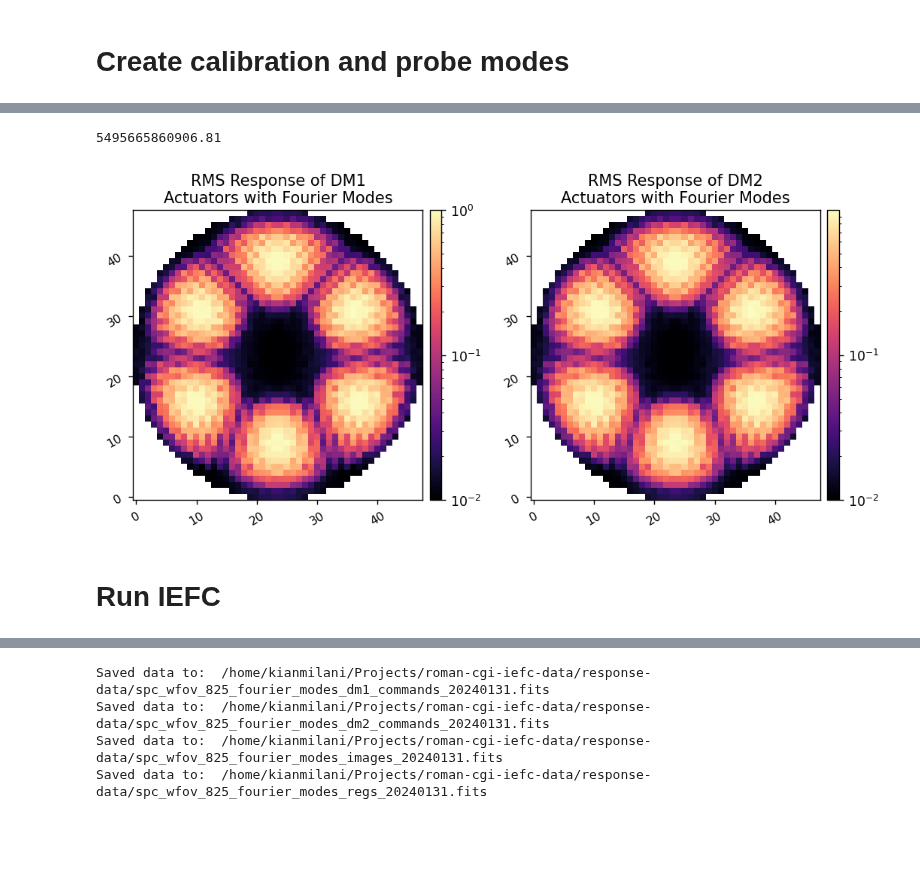
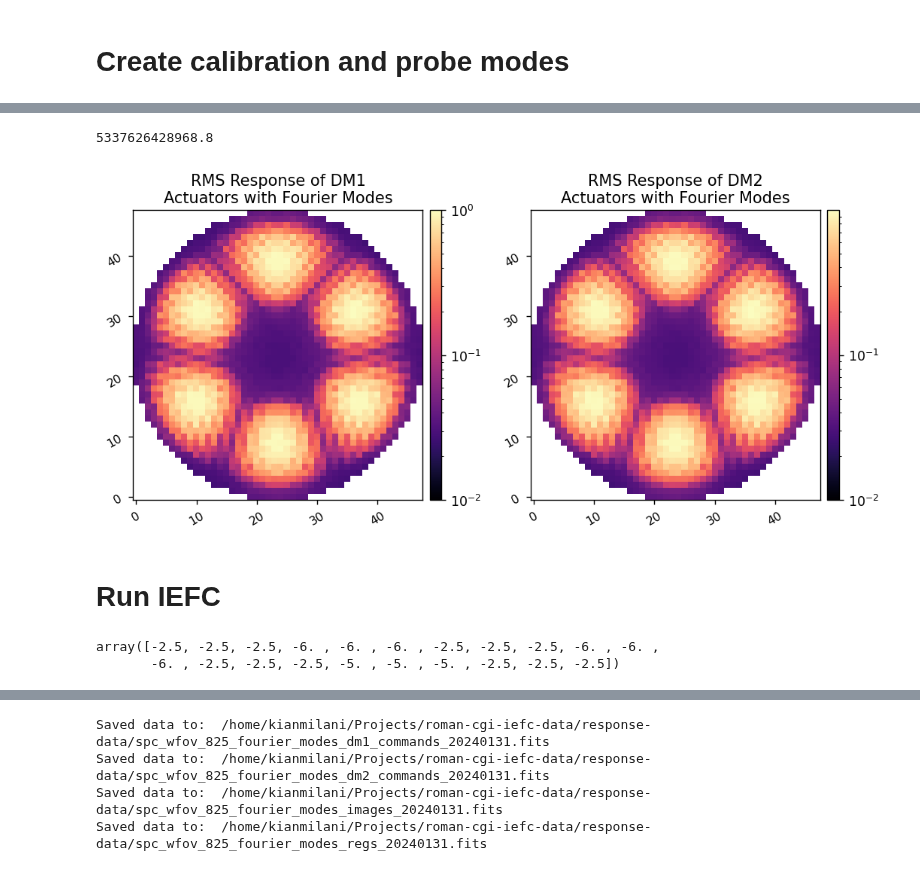
Before and after one commit to kian1377/roman-cgi-iefc, a Jupyter notebook: iefc_2dm_spc_wide_825_fourier_modes.ipynb, the cells around one changed output, grey strips where cells are left out. Saved outputs shown, nothing was run; the diff lists cells and outputs as text; code cells hidden in the pictures; blank space fills up the shorter version.

```diff
--- a/iefc_2dm_spc_wide_825_fourier_modes.ipynb
+++ b/iefc_2dm_spc_wide_825_fourier_modes.ipynb
@@ -141,24 +139,25 @@ Calibration complete.
 # %%
 date = 20230926
 date = 20231013
 date = 20231218
 date = 20231221
 date = 20240130
+date = 20240206
 response_matrix = xp.array(fits.getdata(response_dir/f'spc_wide_825_fourier_modes_response_matrix_{date}.fits'))
 # response_cube = xp.array(fits.getdata(data_dir/response_dir/f'spc_wide_825_fourier_modes_response_cube_{date}.fits'))
 
 dm_response = xp.sqrt(xp.mean(response_matrix.dot(xp.array(calib_modes))**2, axis=0))
 dm1_response = dm_response[:mode.Nact**2].reshape(mode.Nact, mode.Nact)/dm_response.max()
 dm2_response = dm_response[mode.Nact**2:].reshape(mode.Nact, mode.Nact)/dm_response.max()
 
 print(dm_response.max())
 imshow2(dm1_response, dm2_response,
         'RMS Response of DM1\nActuators with Fourier Modes', 'RMS Response of DM2\nActuators with Fourier Modes',
         lognorm=True, vmin1=0.01, vmin2=0.01,
         )
 # %% [output]
-5495665860906.81
+5337626428968.8
-[figure, old version]
+[figure, new version]
 # %% [markdown]
 # Run IEFC
 # %%
@@ -170,6 +169,11 @@ images = xp.array([ref_im])
 dm1_commands = xp.array([mode.get_dm1()])
 dm2_commands = xp.array([mode.get_dm2()])
 regs = xp.array([])
+# %%
+regs
+# %% [output]
+array([-2.5, -2.5, -2.5, -6. , -6. , -6. , -2.5, -2.5, -2.5, -6. , -6. ,
+       -6. , -2.5, -2.5, -2.5, -5. , -5. , -5. , -2.5, -2.5, -2.5])
 # %%
 reload(iefc_2dm)
 reload(utils)
```
Also changed, not shown: parts of 7 cells of this notebook, 12 other files.
